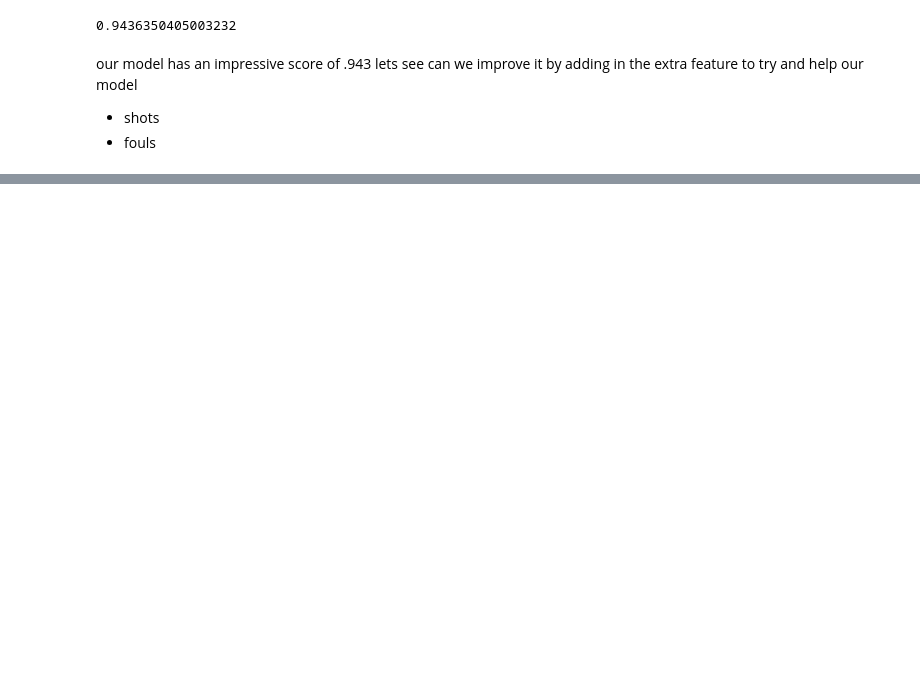
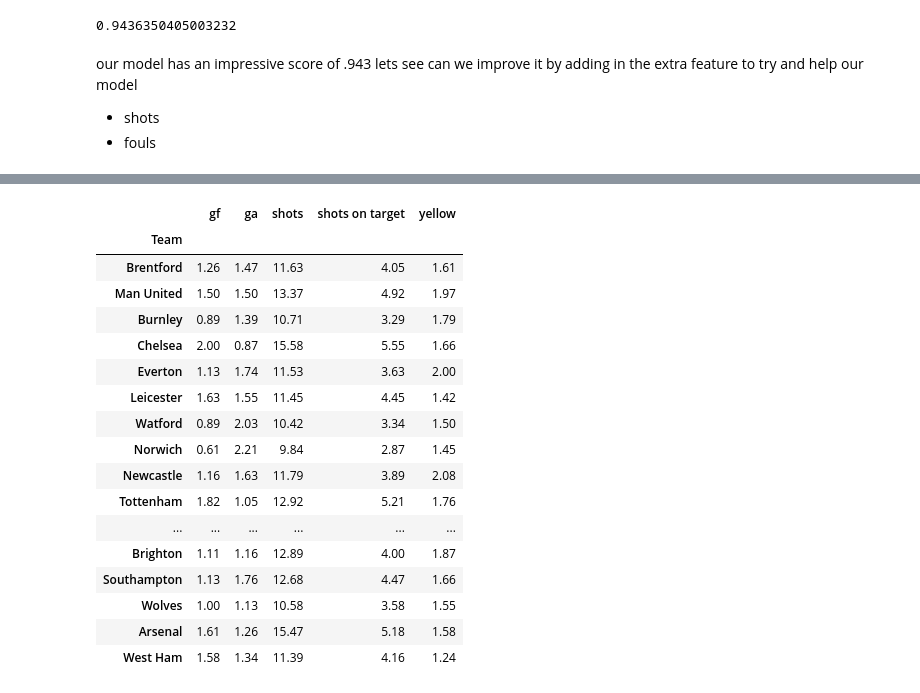
Before and after one commit to Jamesf50/UCDPA_JamesMcCaghey, a Jupyter notebook: prem_league_21_22.ipynb, the cells around one changed output, grey strips where cells are left out. Saved outputs shown, nothing was run; the diff lists cells and outputs as text; code cells hidden in the pictures; blank space fills up the shorter version.

```diff
--- a/prem_league_21_22.ipynb
+++ b/prem_league_21_22.ipynb
@@ -582,0 +648,3 @@ bokeh.sampledata.download()
+# %%
+bet_table = pd.DataFrame(list(df.HomeTeam.unique()),columns = ['Team'])
+bet_table.head()
@@ -582,0 +658,50 @@ bokeh.sampledata.download()
+# %%
+bet_table[['gf', 'ga', 'shots', 'shots on target', 'yellow']]=0
+# %%
+bet_table = bet_table.set_index('Team')
+# %%
+for i in df.index:
+    home = df.HomeTeam.loc[i]
+    away = df.AwayTeam.loc[i]
+
+    bet_table.loc[home, 'gf'] += df.FTHG.loc[i]
+    bet_table.loc[away, 'gf'] += df.FTAG.loc[i]
+    bet_table.loc[home, 'ga'] += df.FTAG.loc[i]
+    bet_table.loc[away, 'ga'] += df.FTHG.loc[i]
+    bet_table.loc[home, 'shots'] += df.HS.loc[i]
+    bet_table.loc[away, 'shots'] += df.AS.loc[i]
+    bet_table.loc[home, 'shots on target'] += df.HST.loc[i]
+    bet_table.loc[away, 'shots on target'] += df.AST.loc[i]
+    bet_table.loc[home, 'yellow'] += df.HY.loc[i]
+    bet_table.loc[away, 'yellow'] += df.AY.loc[i]
+
+
+
+
+
+bet_table['gf'] = bet_table['gf']/38
+bet_table['ga'] = bet_table['ga']/38
+bet_table['shots'] = bet_table['shots']/38
+bet_table['shots on target'] = bet_table['shots on target']/38
+bet_table['yellow'] = bet_table['yellow']/38
+# %%
+bet_table
+# %% [output]
+|  | gf | ga | shots | shots on target | yellow |
+| Team |  |  |  |  |  |
+| Brentford | 1.26 | 1.47 | 11.63 | 4.05 | 1.61 |
+| Man United | 1.50 | 1.50 | 13.37 | 4.92 | 1.97 |
+| Burnley | 0.89 | 1.39 | 10.71 | 3.29 | 1.79 |
+| Chelsea | 2.00 | 0.87 | 15.58 | 5.55 | 1.66 |
+| Everton | 1.13 | 1.74 | 11.53 | 3.63 | 2.00 |
+| Leicester | 1.63 | 1.55 | 11.45 | 4.45 | 1.42 |
+| Watford | 0.89 | 2.03 | 10.42 | 3.34 | 1.50 |
+| Norwich | 0.61 | 2.21 | 9.84 | 2.87 | 1.45 |
+| Newcastle | 1.16 | 1.63 | 11.79 | 3.89 | 2.08 |
+| Tottenham | 1.82 | 1.05 | 12.92 | 5.21 | 1.76 |
+| ... | ... | ... | ... | ... | ... |
+| Brighton | 1.11 | 1.16 | 12.89 | 4.00 | 1.87 |
+| Southampton | 1.13 | 1.76 | 12.68 | 4.47 | 1.66 |
+| Wolves | 1.00 | 1.13 | 10.58 | 3.58 | 1.55 |
+| Arsenal | 1.61 | 1.26 | 15.47 | 5.18 | 1.58 |
+| West Ham | 1.58 | 1.34 | 11.39 | 4.16 | 1.24 |
```
Also changed, not shown: parts of 47 cells of this notebook.
